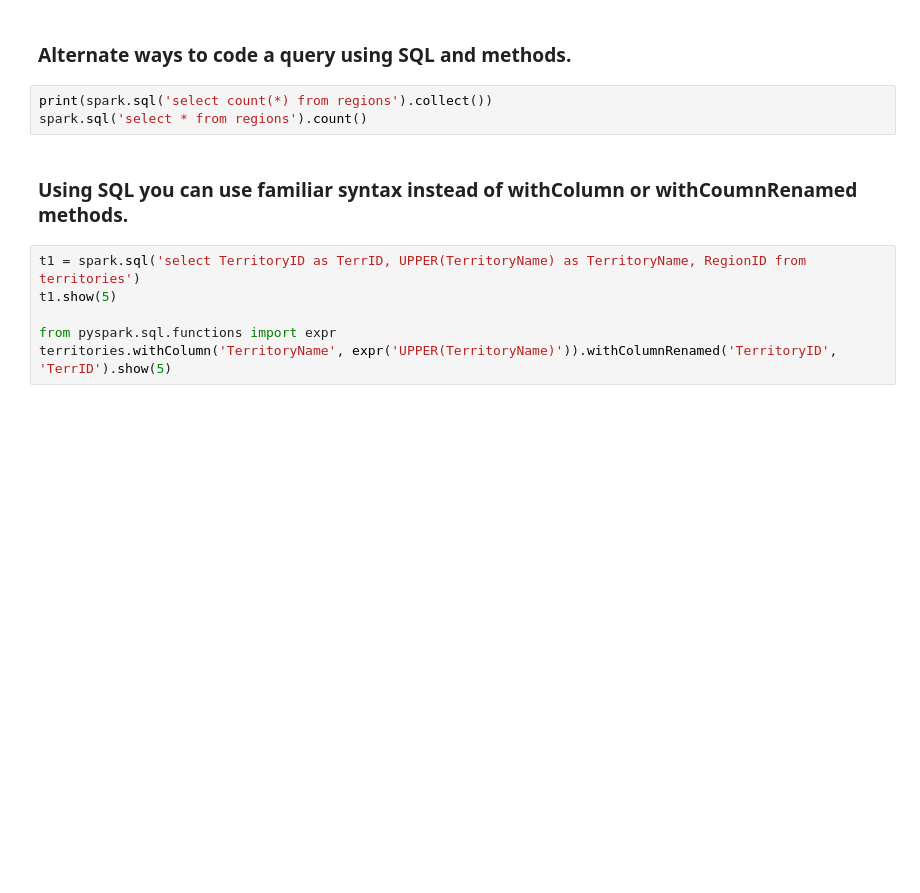
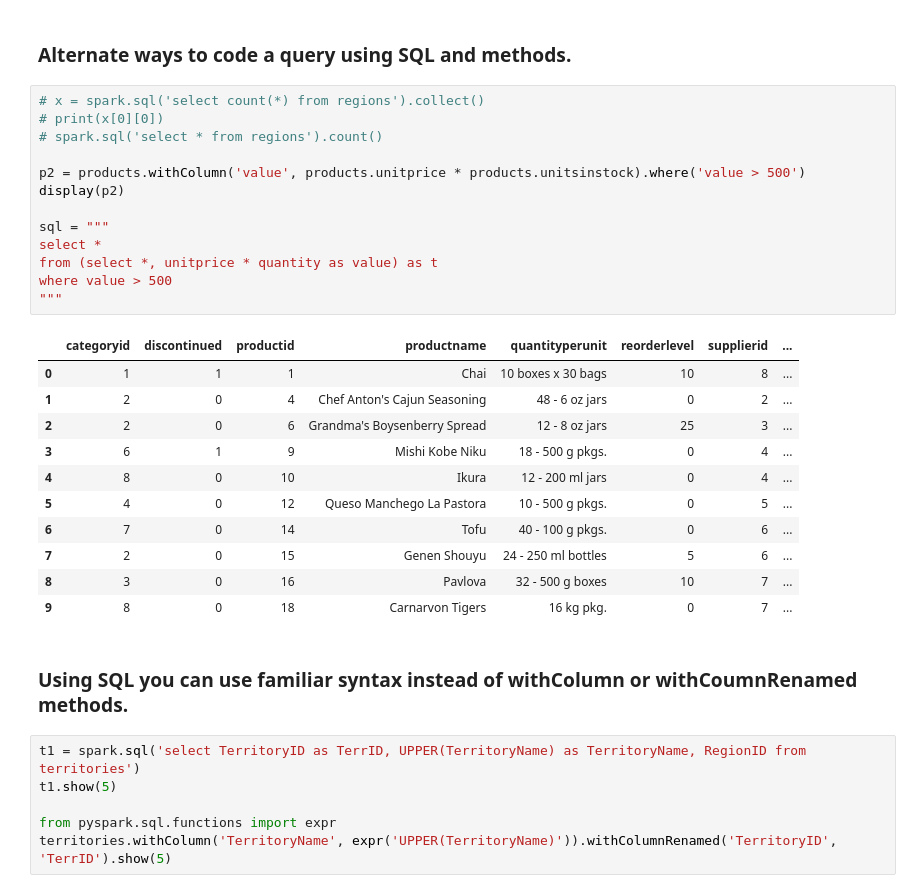
Before and after one commit to roitraining/SparkforDataScientists, a Jupyter notebook: Ch03_SparkSQL.ipynb, the cells around one changed output. Cells and saved outputs as stored; diff of their text form; blank space fills up the shorter version.

```diff
--- a/Ch03_SparkSQL.ipynb
+++ b/Ch03_SparkSQL.ipynb
@@ -105,8 +253,30 @@ spark.sql('select * from regions2 where regionid < 3').show()
 # %% [markdown]
 ### Alternate ways to code a query using SQL and methods.
-# %%
-print(spark.sql('select count(*) from regions').collect())
-spark.sql('select * from regions').count()
+# %%
+# x = spark.sql('select count(*) from regions').collect()
+# print(x[0][0])
+# spark.sql('select * from regions').count()
+
+p2 = products.withColumn('value', products.unitprice * products.unitsinstock).where('value > 500')
+display(p2)
+
+sql = """
+select *
+from (select *, unitprice * quantity as value) as t
+where value > 500
+"""
+# %% [output]
+|  | categoryid | discontinued | productid | productname | quantityperunit | reorderlevel | supplierid | ... |
+| 0 | 1 | 1 | 1 | Chai | 10 boxes x 30 bags | 10 | 8 | ... |
+| 1 | 2 | 0 | 4 | Chef Anton's Cajun Seasoning | 48 - 6 oz jars | 0 | 2 | ... |
+| 2 | 2 | 0 | 6 | Grandma's Boysenberry Spread | 12 - 8 oz jars | 25 | 3 | ... |
+| 3 | 6 | 1 | 9 | Mishi Kobe Niku | 18 - 500 g pkgs. | 0 | 4 | ... |
+| 4 | 8 | 0 | 10 | Ikura | 12 - 200 ml jars | 0 | 4 | ... |
+| 5 | 4 | 0 | 12 | Queso Manchego La Pastora | 10 - 500 g pkgs. | 0 | 5 | ... |
+| 6 | 7 | 0 | 14 | Tofu | 40 - 100 g pkgs. | 0 | 6 | ... |
+| 7 | 2 | 0 | 15 | Genen Shouyu | 24 - 250 ml bottles | 5 | 6 | ... |
+| 8 | 3 | 0 | 16 | Pavlova | 32 - 500 g boxes | 10 | 7 | ... |
+| 9 | 8 | 0 | 18 | Carnarvon Tigers | 16 kg pkg. | 0 | 7 | ... |
 # %% [markdown]
 ### Using SQL you can use familiar syntax instead of withColumn or withCoumnRenamed methods.
 # %%
```
Also changed, not shown: parts of 19 cells of this notebook, 10 other files.
